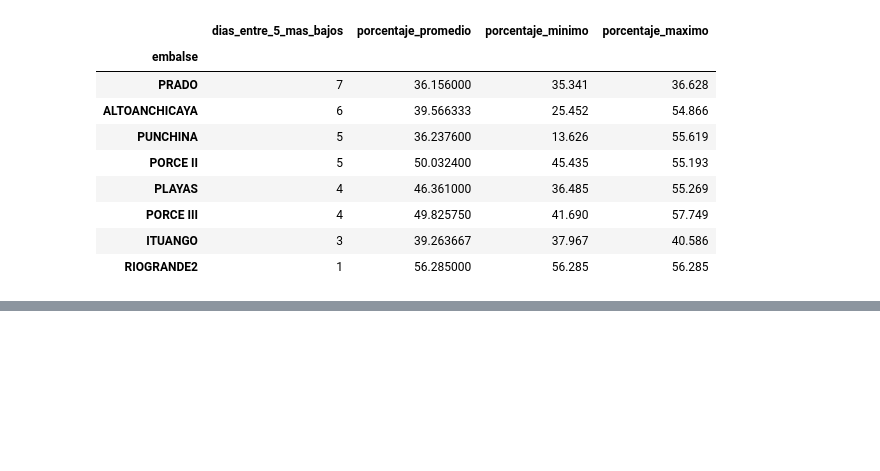
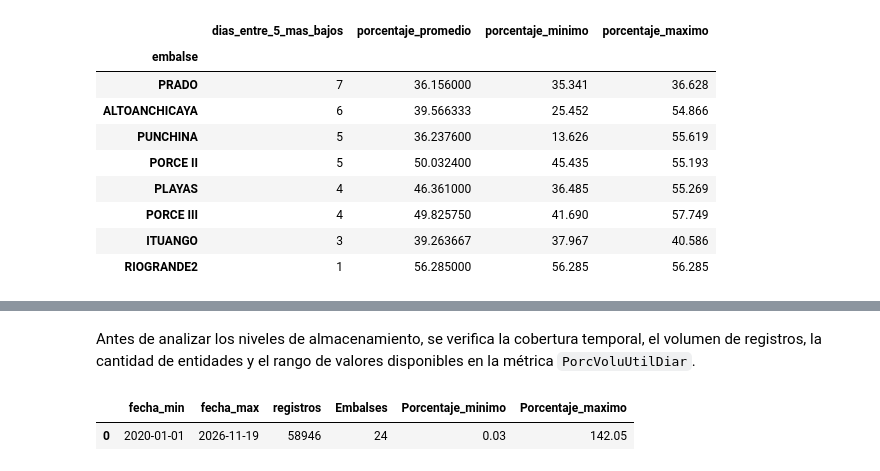
Before and after one commit to santiagohenao569-star/PROYECTO_FINAL_XM, a Jupyter notebook: notebooks/02_exploracion_consultas.ipynb, the cells around one changed output, grey strips where cells are left out. Cells and saved outputs as stored; diff of their text form; code cells hidden in the pictures; blank space fills up the shorter version.

```diff
--- a/notebooks/02_exploracion_consultas.ipynb
+++ b/notebooks/02_exploracion_consultas.ipynb
@@ -147,0 +340,17 @@ resumen_persistencia
+# %% [markdown]
+Antes de analizar los niveles de almacenamiento, se verifica la cobertura temporal, el volumen de registros, la cantidad de entidades y el rango de valores disponibles en la métrica `PorcVoluUtilDiar`.
+# %%
+embalses.createOrReplaceTempView("embalses")
+
+perfil_embalses = spark.sql("""
+SELECT MIN(fecha) AS fecha_min, MAX(fecha) AS fecha_max,
+       COUNT(*) AS registros, COUNT(DISTINCT entidad) AS Embalses,
+       ROUND(MIN(valor)*100, 2) AS Porcentaje_minimo,
+       ROUND(MAX(valor)*100, 2) AS Porcentaje_maximo
+FROM embalses
+""").toPandas()
+
+display(perfil_embalses)
+# %% [output]
+|  | fecha_min | fecha_max | registros | Embalses | Porcentaje_minimo | Porcentaje_maximo |
+| 0 | 2020-01-01 | 2026-11-19 | 58946 | 24 | 0.03 | 142.05 |
```
Also changed, not shown: parts of 10 cells of this notebook, 13 other files.
